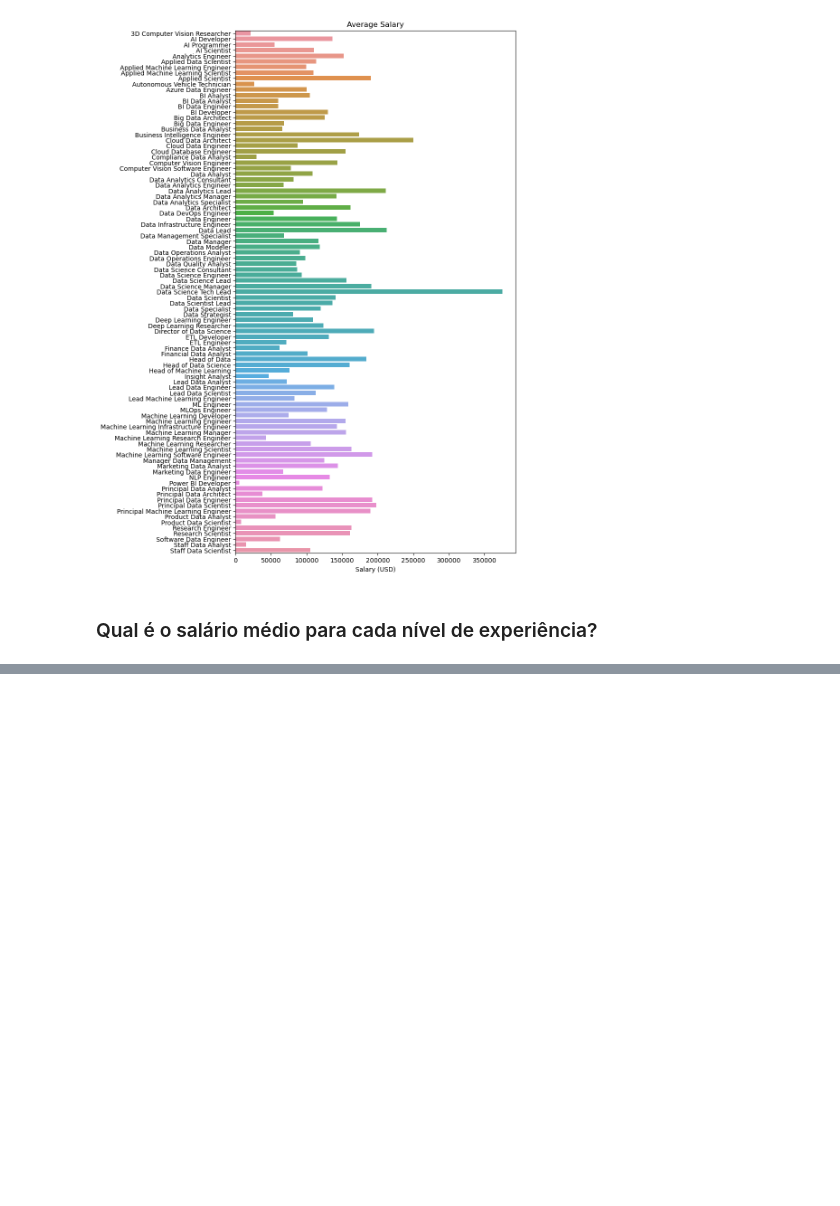
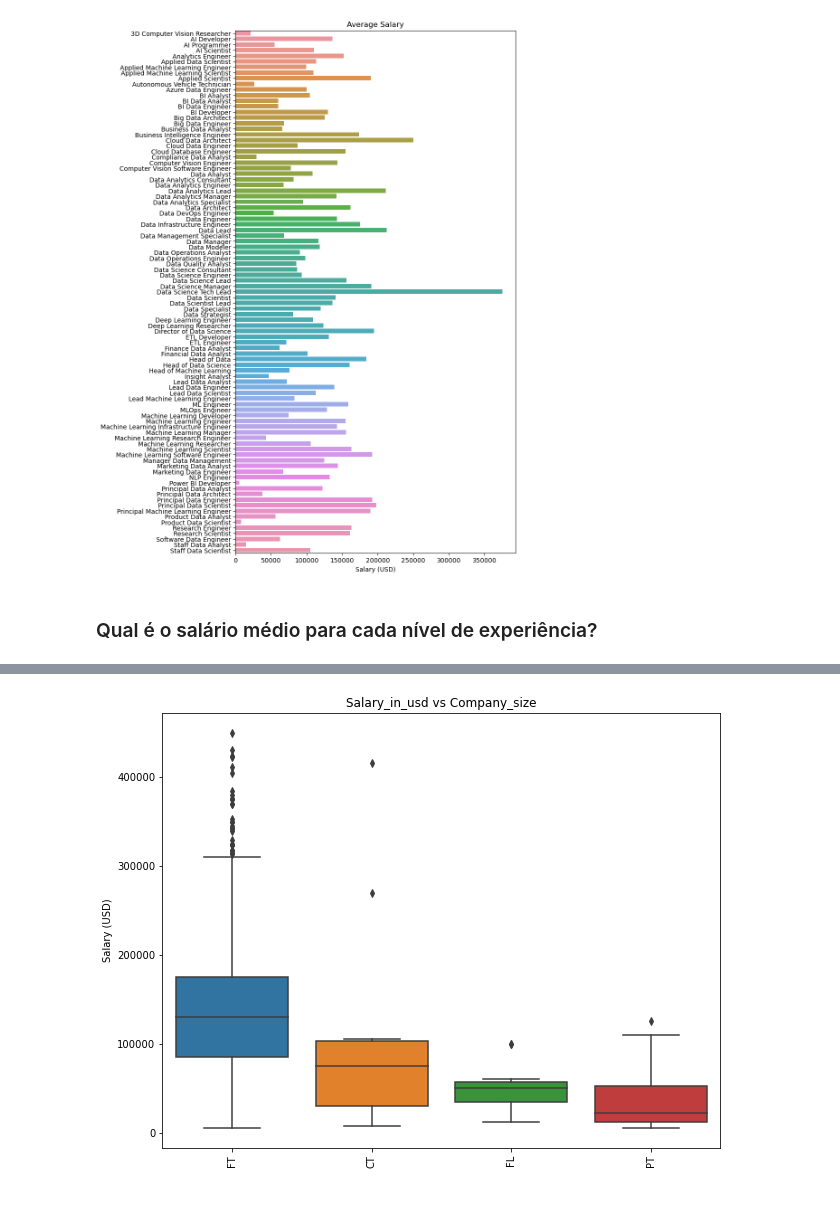
Before and after one commit to AMLG22/EDA_and_DataViz, a Jupyter notebook: ds_salaries/ds_salarios.ipynb, the cells around one changed output, grey strips where cells are left out. Cells and saved outputs as stored; diff of their text form; code cells hidden in the pictures; blank space fills up the shorter version.

```diff
--- a/ds_salaries/ds_salarios.ipynb
+++ b/ds_salaries/ds_salarios.ipynb
@@ -347,0 +397,4 @@ barplot('job_title', ds, 'Average Salary')
+# %%
+boxplot(x='employment_type', y='salary_in_usd', dataset=ds, title='Salary_in_usd vs Company_size')
+# %% [output]
+[figure, added]
```
Also changed, not shown: parts of 12 cells of this notebook.
